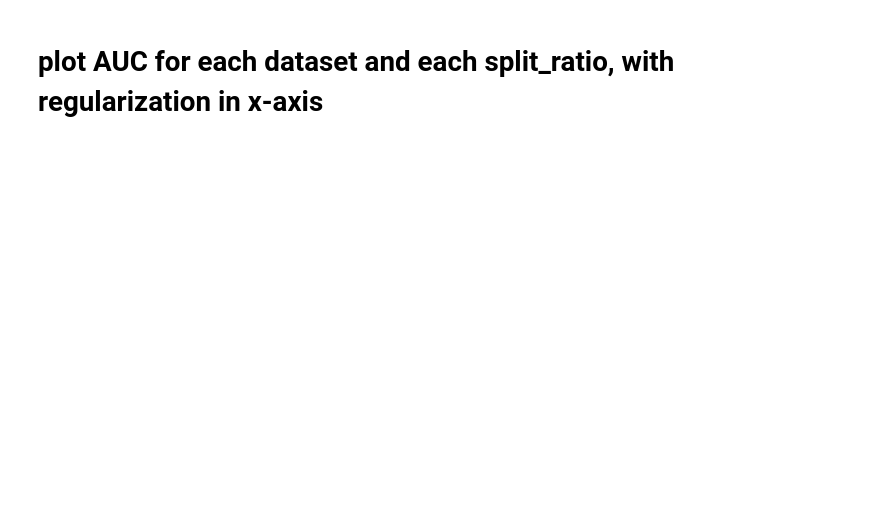
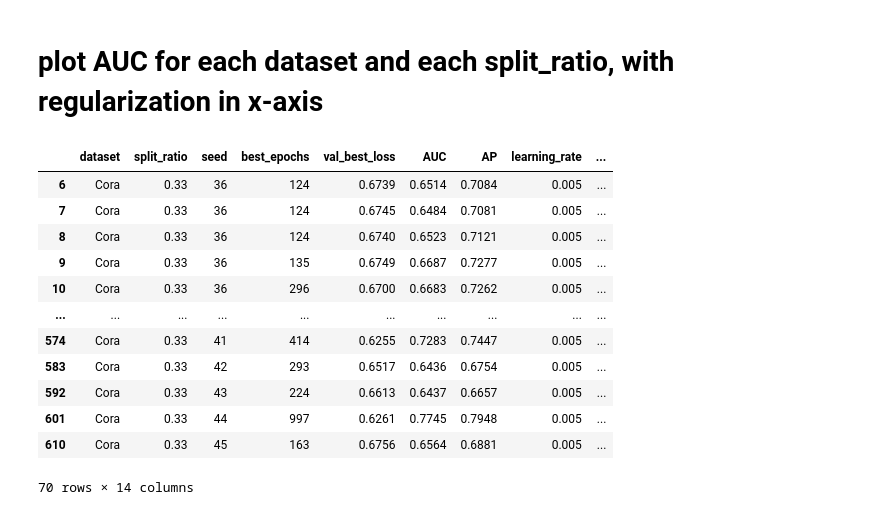
Before and after one commit to FDUguchunhui/latent-space-constraint-GNN, a Jupyter notebook: notebook/analysis/aggregation.ipynb, the cells around one changed output. Cells and saved outputs as stored; diff of their text form; code cells hidden in the pictures; blank space fills up the shorter version.

```diff
--- a/notebook/analysis/aggregation.ipynb
+++ b/notebook/analysis/aggregation.ipynb
@@ -31,2 +65,18 @@ df_agg[df_agg['dataset'] == 'Cora'].sort_values(by=['split_ratio', 'regularizati
 # %% [markdown]
 # plot AUC for each dataset and each split_ratio, with regularization in x-axis
+# %%
+df[(df['split_ratio'] ==  0.33) & (df['false_pos_edge_ratio'] == 0.25)]
+# %% [output]
+|  | dataset | split_ratio | seed | best_epochs | val_best_loss | AUC | AP | learning_rate | ... |
+| 6 | Cora | 0.33 | 36 | 124 | 0.6739 | 0.6514 | 0.7084 | 0.005 | ... |
+| 7 | Cora | 0.33 | 36 | 124 | 0.6745 | 0.6484 | 0.7081 | 0.005 | ... |
+| 8 | Cora | 0.33 | 36 | 124 | 0.6740 | 0.6523 | 0.7121 | 0.005 | ... |
+| 9 | Cora | 0.33 | 36 | 135 | 0.6749 | 0.6687 | 0.7277 | 0.005 | ... |
+| 10 | Cora | 0.33 | 36 | 296 | 0.6700 | 0.6683 | 0.7262 | 0.005 | ... |
+| ... | ... | ... | ... | ... | ... | ... | ... | ... | ... |
+| 574 | Cora | 0.33 | 41 | 414 | 0.6255 | 0.7283 | 0.7447 | 0.005 | ... |
+| 583 | Cora | 0.33 | 42 | 293 | 0.6517 | 0.6436 | 0.6754 | 0.005 | ... |
+| 592 | Cora | 0.33 | 43 | 224 | 0.6613 | 0.6437 | 0.6657 | 0.005 | ... |
+| 601 | Cora | 0.33 | 44 | 997 | 0.6261 | 0.7745 | 0.7948 | 0.005 | ... |
+| 610 | Cora | 0.33 | 45 | 163 | 0.6756 | 0.6564 | 0.6881 | 0.005 | ... |
+70 rows × 14 columns
```
Also changed, not shown: parts of 12 cells of this notebook, 3 other files.
